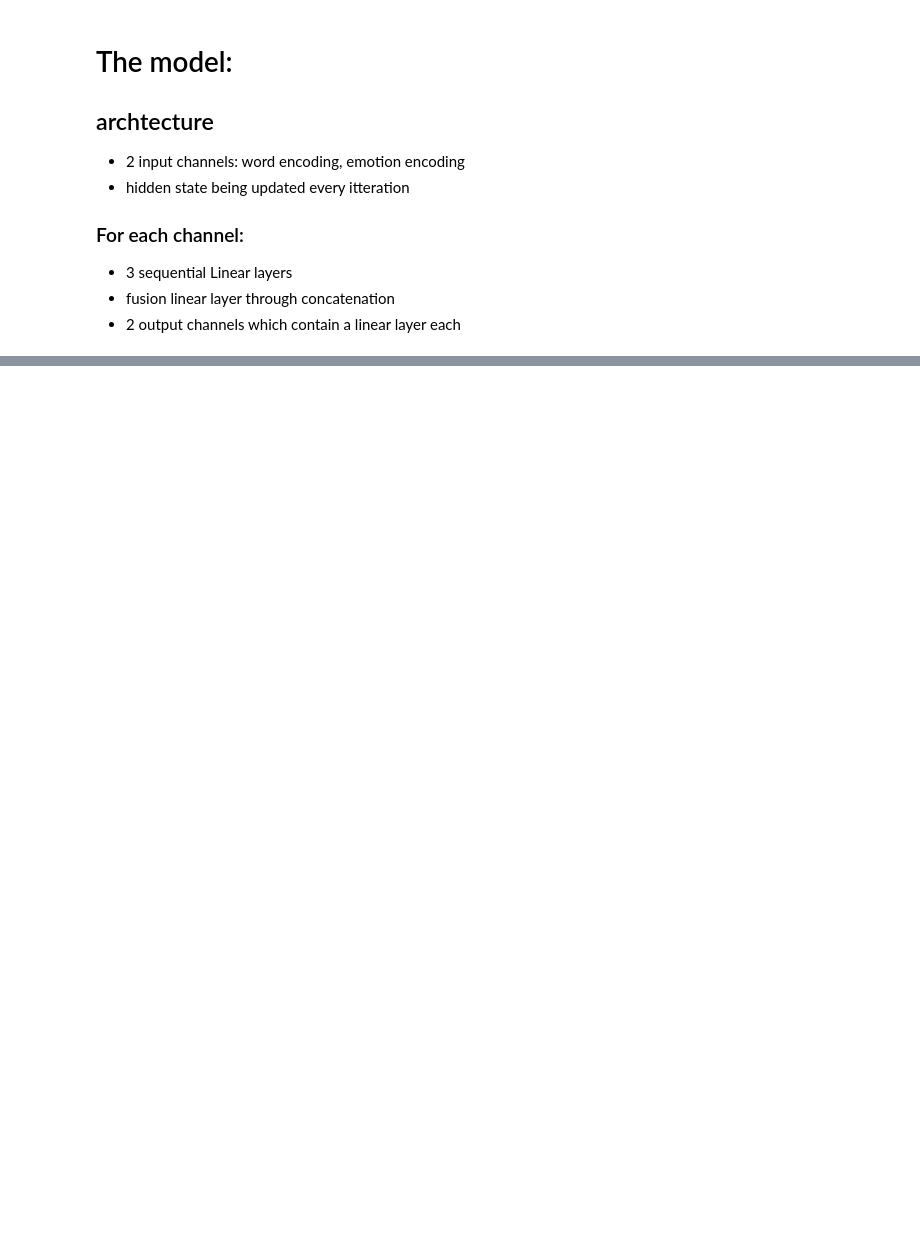
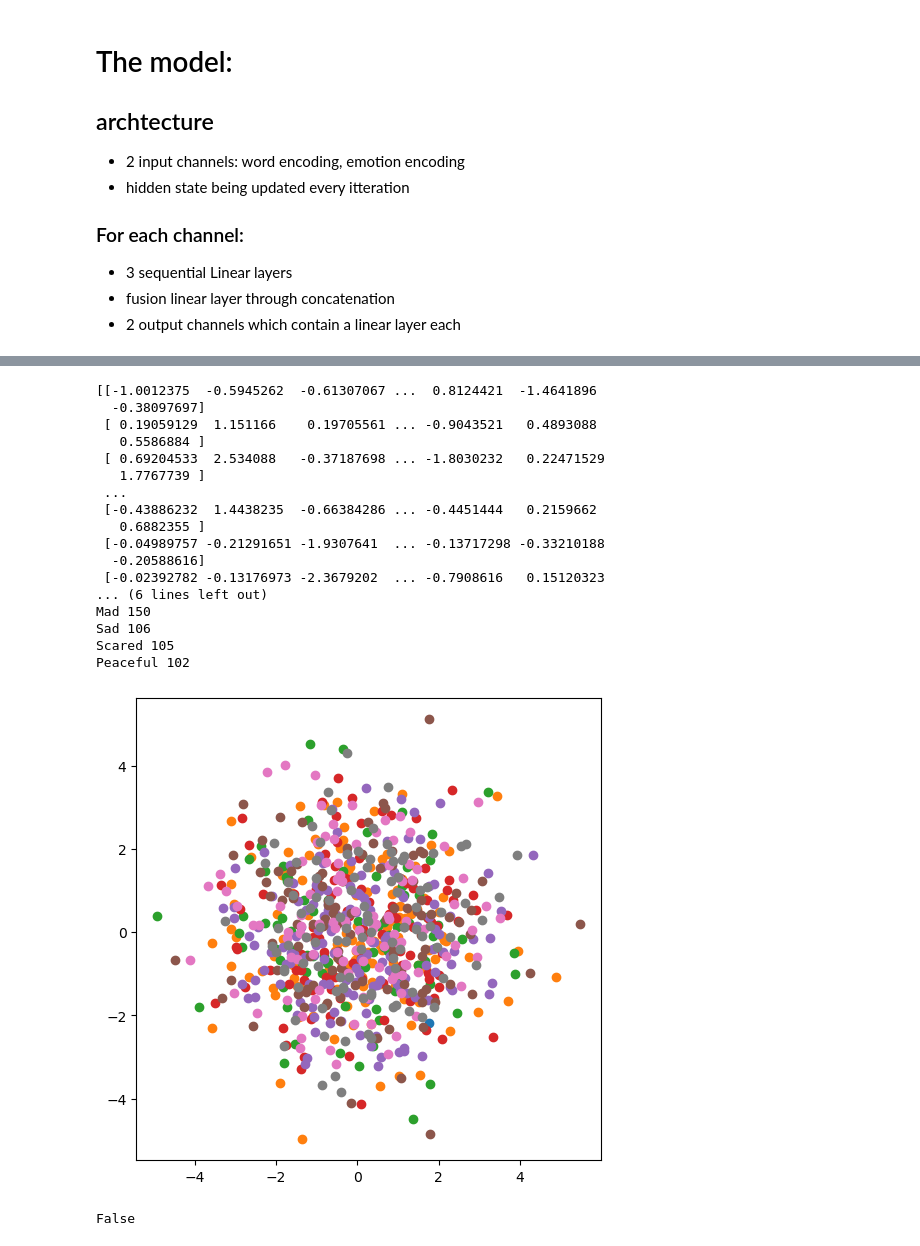
Before and after one commit to bruno-iorio/thesis-work, a Jupyter notebook: jupyter_notebooks/Linear_model.ipynb, the cells around one changed output, grey strips where cells are left out. Saved outputs shown, nothing was run; the diff lists cells and outputs as text; code cells hidden in the pictures; blank space fills up the shorter version.

Commit message:
added new version of model with casting and corrected preprocessing

```diff
--- a/jupyter_notebooks/Linear_model.ipynb
+++ b/jupyter_notebooks/Linear_model.ipynb
@@ -473,0 +693,8 @@ class SimpleModel(nn.Module):
+# %%
+from sklearn.metrics import classification_report, confusion_matrix
+emory_lookup = {m:n for (n,m) in lookup_emory.items()}
+emory_lookup[-1] = 'NE'
+itos_emory[-1] = '<pad>'
+preds_utt, _  = cast_back(words,preds,itos_emory,emory_lookup)
+trues_utt, sentences = cast_back(words,trues,itos_emory,emory_lookup)
+print(classification_report(trues_utt,preds_utt))
@@ -682,0 +790,11 @@ word: while -- emotion: Joyful -- emotion predition: Joyful -- word prediction:
+# %%
+_, _ ,preds, trues, words, pred_words = inference(model,val_loader_emory,device)
+emory_lookup = {m:n for (n,m) in lookup_emory.items()}
+emory_lookup[-1] = 'NE' # no emotion
+itos_emory[-1] = '<pad>'
+
+"""
+ 3.5998e-02,  3.5775e-02, -3.6551e-02,  ..., -1.5928e-02,
+         -2.7912e-02,  4.6422e-02],
+        [-4.4213e-02,  1.3502e-02,
+"""
@@ -682,0 +855,53 @@ word: while -- emotion: Joyful -- emotion predition: Joyful -- word prediction:
+# %%
+## WE apply pca in 2 dimentions of the embeddings of emotions to see what they look like:
+from sklearn.decomposition import PCA
+
+fig = plt.figure(figsize=(6, 6))
+ax = fig.add_subplot()
+
+emb = model.embedding_layer_emotion.weight.clone().detach().numpy()
+print(emb)
+print(emb.shape)
+num_colors = 0
+e = dict()
+for i in range(len(emory_lookup)-1):
+  name = emory_lookup[i].split('_')[0]
+
+  if name not in e:
+    e[name] = []
+  e[name].append(i)
+
+
+pca = PCA(n_components=2)
+y = pca.fit_transform(emb)
+for i in e.keys():
+    print(i, len(e[i]))
+    ax.scatter(y[e[i],0],y[e[i],1])#,y[e[i],2])
+# %% [output]
+[[-1.0012375  -0.5945262  -0.61307067 ...  0.8124421  -1.4641896
+  -0.38097697]
+ [ 0.19059129  1.151166    0.19705561 ... -0.9043521   0.4893088
+   0.5586884 ]
+ [ 0.69204533  2.534088   -0.37187698 ... -1.8030232   0.22471529
+   1.7767739 ]
+ ...
+ [-0.43886232  1.4438235  -0.66384286 ... -0.4451444   0.2159662
+   0.6882355 ]
+ [-0.04989757 -0.21291651 -1.9307641  ... -0.13717298 -0.33210188
+  -0.20588616]
+ [-0.02392782 -0.13176973 -2.3679202  ... -0.7908616   0.15120323
+... (6 lines left out)
+Mad 150
+Sad 106
+Scared 105
+Peaceful 102
+[figure, added]
+# %%
+b = torch.tensor([[1,0,0],[1,0,0],[1,0,0]],dtype=torch.float32)
+c = torch.tensor([-1,0,0])
+c * b
+f = nn.CrossEntropyLoss(ignore_index = -1)
+f(b,c)
+print(type(c) == int)
+# %% [output]
+False
```
Also changed, not shown: parts of 23 cells of this notebook.
